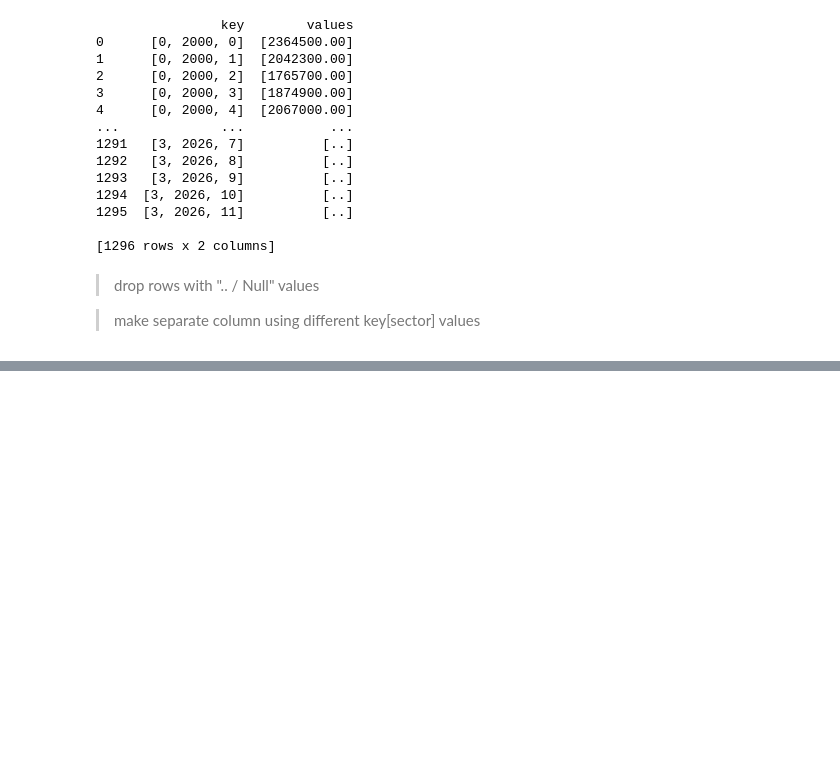
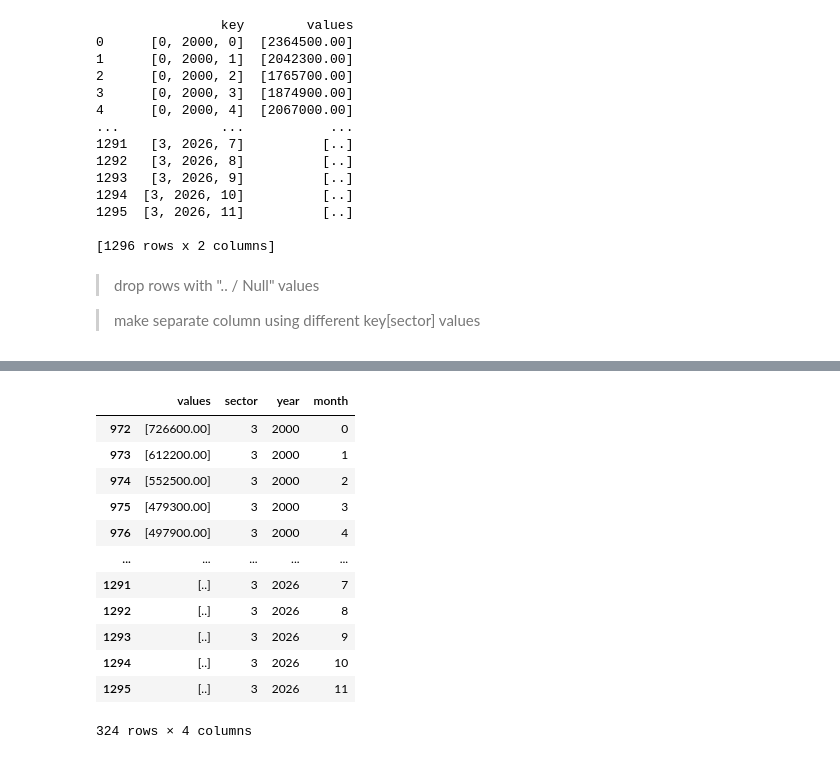
Before and after one commit to emmanresu/Thesis-Keras, a Jupyter notebook: requests_prototype.ipynb, the cells around one changed output, grey strips where cells are left out. Drawn from its saved outputs; the diff is of its cells as text; code cells hidden in the pictures; blank space fills up the shorter version.

```diff
--- a/requests_prototype.ipynb
+++ b/requests_prototype.ipynb
@@ -182,0 +224,16 @@ print(test)
+# %%
+test.query("sector == '3'")
+# %% [output]
+|  | values | sector | year | month |
+| 972 | [726600.00] | 3 | 2000 | 0 |
+| 973 | [612200.00] | 3 | 2000 | 1 |
+| 974 | [552500.00] | 3 | 2000 | 2 |
+| 975 | [479300.00] | 3 | 2000 | 3 |
+| 976 | [497900.00] | 3 | 2000 | 4 |
+| ... | ... | ... | ... | ... |
+| 1291 | [..] | 3 | 2026 | 7 |
+| 1292 | [..] | 3 | 2026 | 8 |
+| 1293 | [..] | 3 | 2026 | 9 |
+| 1294 | [..] | 3 | 2026 | 10 |
+| 1295 | [..] | 3 | 2026 | 11 |
+324 rows × 4 columns
```
Also changed, not shown: parts of 6 cells of this notebook.
